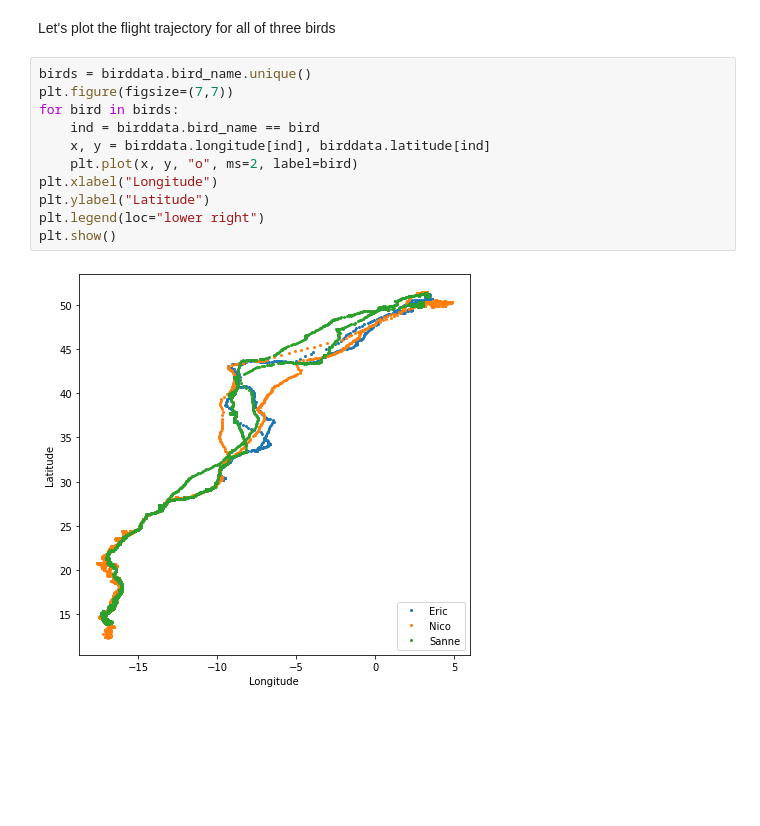
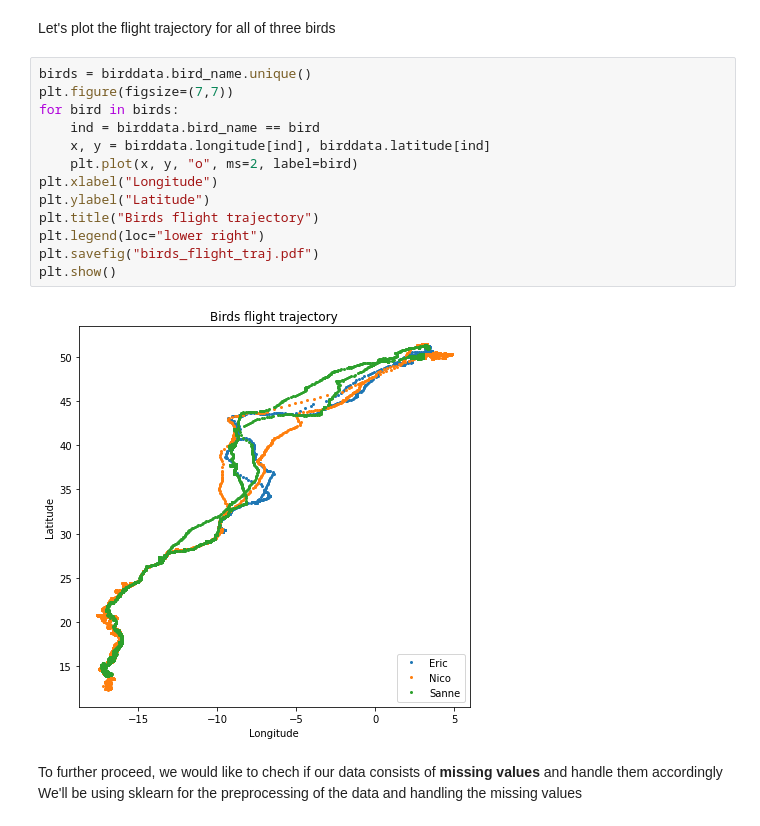
Before and after one commit to ashudva/Case_Studies, a Jupyter notebook: Bird Migration/bird_migration.ipynb, the cells around one changed output. Saved outputs shown, nothing was run; the diff lists cells and outputs as text; blank space fills up the shorter version.

```diff
--- a/Bird Migration/bird_migration.ipynb
+++ b/Bird Migration/bird_migration.ipynb
@@ -71,13 +71,18 @@ Let's plot the flight trajectory for all of three birds
 # %%
 birds = birddata.bird_name.unique()
 plt.figure(figsize=(7,7))
 for bird in birds:
     ind = birddata.bird_name == bird
     x, y = birddata.longitude[ind], birddata.latitude[ind]
     plt.plot(x, y, "o", ms=2, label=bird)
 plt.xlabel("Longitude")
 plt.ylabel("Latitude")
+plt.title("Birds flight trajectory")
 plt.legend(loc="lower right")
+plt.savefig("birds_flight_traj.pdf")
 plt.show()
 # %% [output]
-[figure, old version]
+[figure, new version]
+# %% [markdown]
+To further proceed, we would like to chech if our data consists of **missing values** and handle them accordingly
+We'll be using sklearn for the preprocessing of the data and handling the missing values
```
Also changed, not shown: parts of 11 cells of this notebook.
